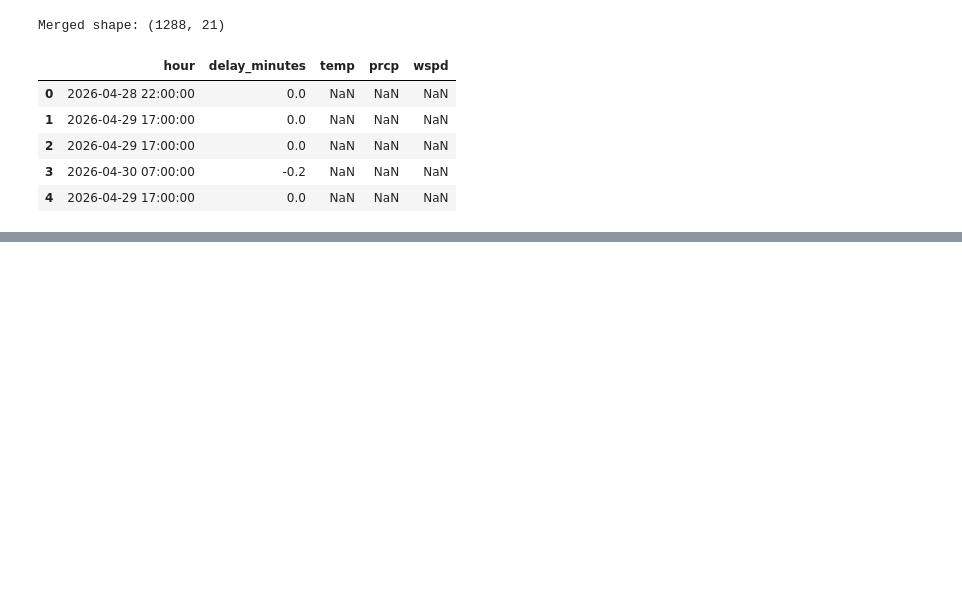
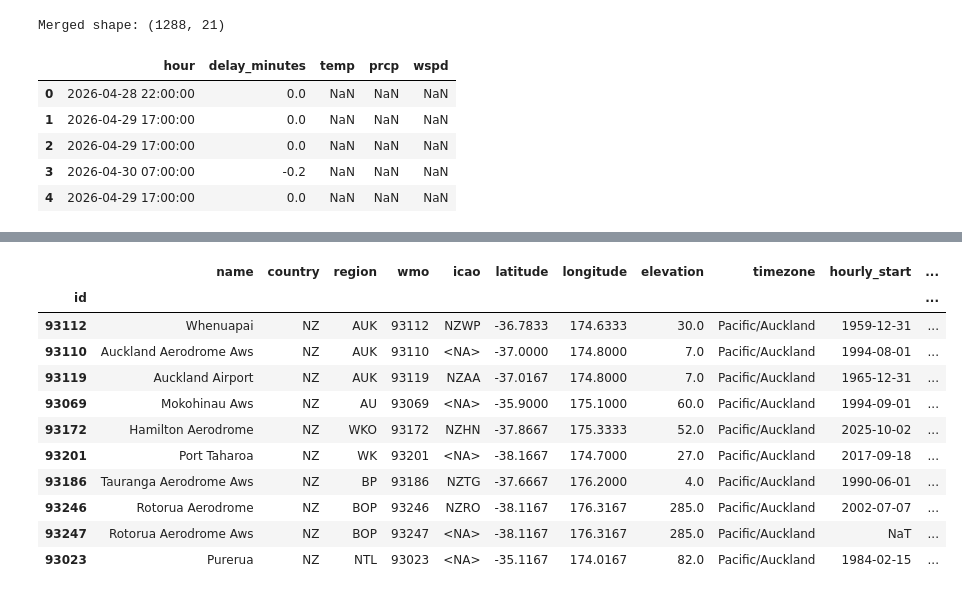
Before and after one commit to markokratos0918/ai-dss-auckland-public-transport, a Jupyter notebook: notebooks/03_weather_integration.ipynb, the cells around one changed output, grey strips where cells are left out. Drawn from its saved outputs; the diff is of its cells as text; code cells hidden in the pictures; blank space fills up the shorter version.

```diff
--- a/notebooks/03_weather_integration.ipynb
+++ b/notebooks/03_weather_integration.ipynb
@@ -215,0 +272,22 @@ Merged shape: (1288, 21)
+# %%
+from meteostat import Stations
+
+# Check nearby Meteostat stations with hourly data
+stations = Stations()
+stations = stations.nearby(-36.8485, 174.7633)
+stations_df = stations.fetch(10)
+
+stations_df
+# %% [output]
+|  | name | country | region | wmo | icao | latitude | longitude | elevation | timezone | hourly_start | ... |
+| id |  |  |  |  |  |  |  |  |  |  | ... |
+| 93112 | Whenuapai | NZ | AUK | 93112 | NZWP | -36.7833 | 174.6333 | 30.0 | Pacific/Auckland | 1959-12-31 | ... |
+| 93110 | Auckland Aerodrome Aws | NZ | AUK | 93110 | <NA> | -37.0000 | 174.8000 | 7.0 | Pacific/Auckland | 1994-08-01 | ... |
+| 93119 | Auckland Airport | NZ | AUK | 93119 | NZAA | -37.0167 | 174.8000 | 7.0 | Pacific/Auckland | 1965-12-31 | ... |
+| 93069 | Mokohinau Aws | NZ | AU | 93069 | <NA> | -35.9000 | 175.1000 | 60.0 | Pacific/Auckland | 1994-09-01 | ... |
+| 93172 | Hamilton Aerodrome | NZ | WKO | 93172 | NZHN | -37.8667 | 175.3333 | 52.0 | Pacific/Auckland | 2025-10-02 | ... |
+| 93201 | Port Taharoa | NZ | WK | 93201 | <NA> | -38.1667 | 174.7000 | 27.0 | Pacific/Auckland | 2017-09-18 | ... |
+| 93186 | Tauranga Aerodrome Aws | NZ | BP | 93186 | NZTG | -37.6667 | 176.2000 | 4.0 | Pacific/Auckland | 1990-06-01 | ... |
+| 93246 | Rotorua Aerodrome | NZ | BOP | 93246 | NZRO | -38.1167 | 176.3167 | 285.0 | Pacific/Auckland | 2002-07-07 | ... |
+| 93247 | Rotorua Aerodrome Aws | NZ | BOP | 93247 | <NA> | -38.1167 | 176.3167 | 285.0 | Pacific/Auckland | NaT | ... |
+| 93023 | Purerua | NZ | NTL | 93023 | <NA> | -35.1167 | 174.0167 | 82.0 | Pacific/Auckland | 1984-02-15 | ... |
```
Also changed, not shown: parts of 10 cells of this notebook, 1 other file.
